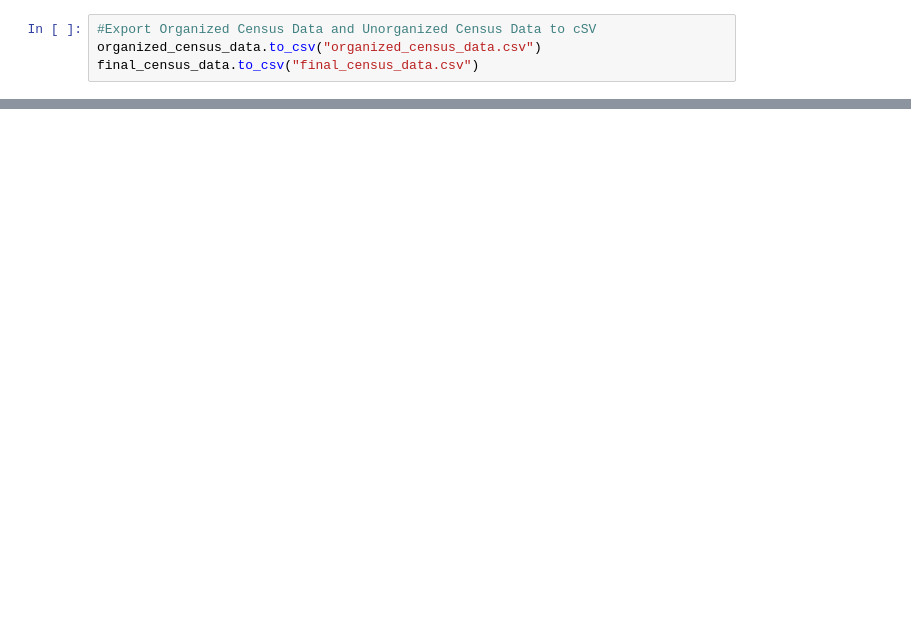
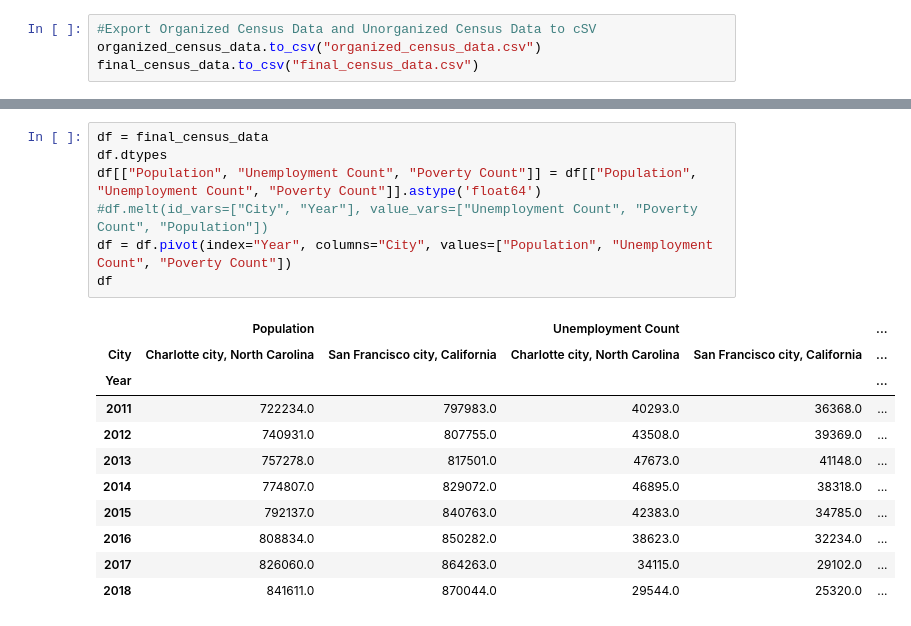
Before and after one commit to plmcgriff21/Project1, a Jupyter notebook: Project1.ipynb, the cells around one changed output, grey strips where cells are left out. Cells and saved outputs as stored; diff of their text form; blank space fills up the shorter version.

```diff
--- a/Project1.ipynb
+++ b/Project1.ipynb
@@ -321,0 +382,19 @@ final_census_data.to_csv("final_census_data.csv")
+# %%
+df = final_census_data
+df.dtypes
+df[["Population", "Unemployment Count", "Poverty Count"]] = df[["Population", "Unemployment Count", "Poverty Count"]].astype('float64')
+#df.melt(id_vars=["City", "Year"], value_vars=["Unemployment Count", "Poverty Count", "Population"])
+df = df.pivot(index="Year", columns="City", values=["Population", "Unemployment Count", "Poverty Count"])
+df
+# %% [output]
+|  | Population |  | Unemployment Count |  | ... |
+| City | Charlotte city, North Carolina | San Francisco city, California | Charlotte city, North Carolina | San Francisco city, California | ... |
+| Year |  |  |  |  | ... |
+| 2011 | 722234.0 | 797983.0 | 40293.0 | 36368.0 | ... |
+| 2012 | 740931.0 | 807755.0 | 43508.0 | 39369.0 | ... |
+| 2013 | 757278.0 | 817501.0 | 47673.0 | 41148.0 | ... |
+| 2014 | 774807.0 | 829072.0 | 46895.0 | 38318.0 | ... |
+| 2015 | 792137.0 | 840763.0 | 42383.0 | 34785.0 | ... |
+| 2016 | 808834.0 | 850282.0 | 38623.0 | 32234.0 | ... |
+| 2017 | 826060.0 | 864263.0 | 34115.0 | 29102.0 | ... |
+| 2018 | 841611.0 | 870044.0 | 29544.0 | 25320.0 | ... |
```
Also changed, not shown: parts of 11 cells of this notebook, 2 other files.
